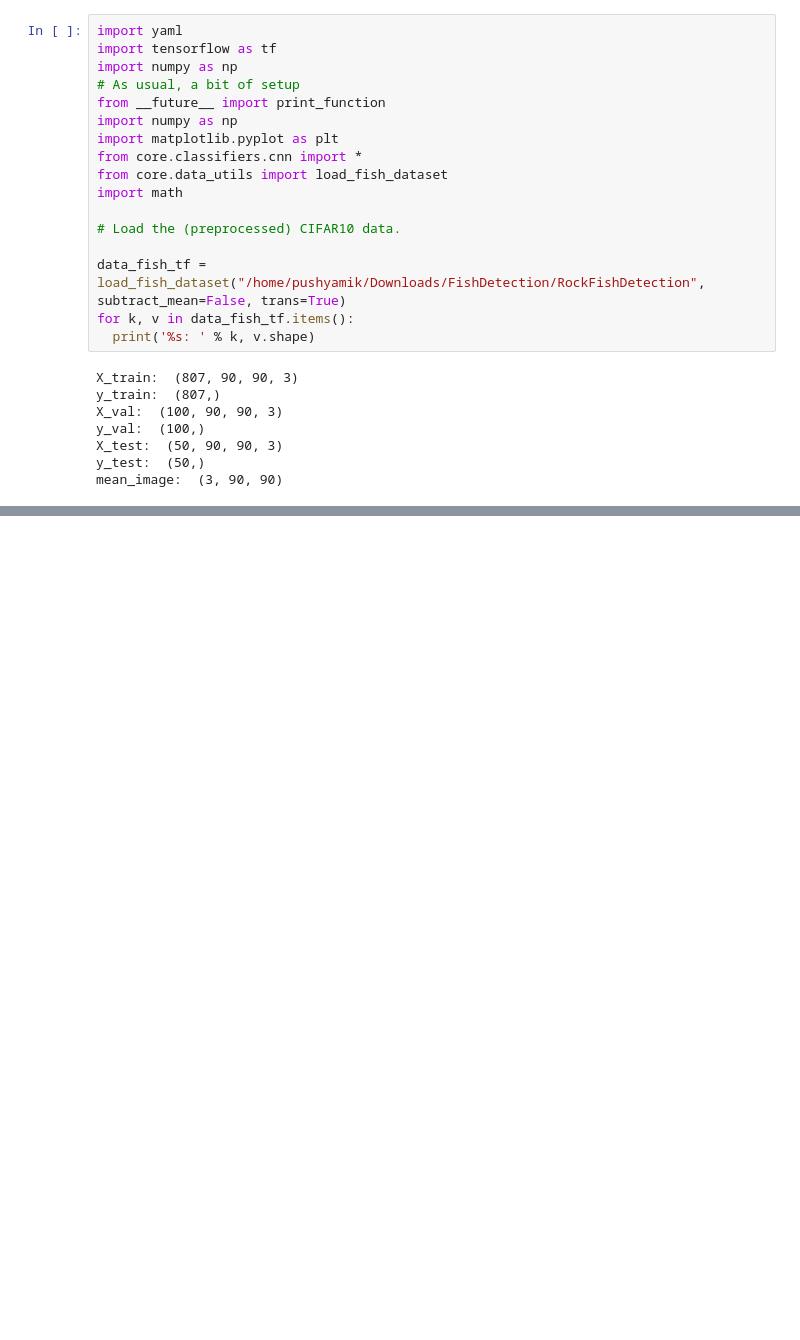
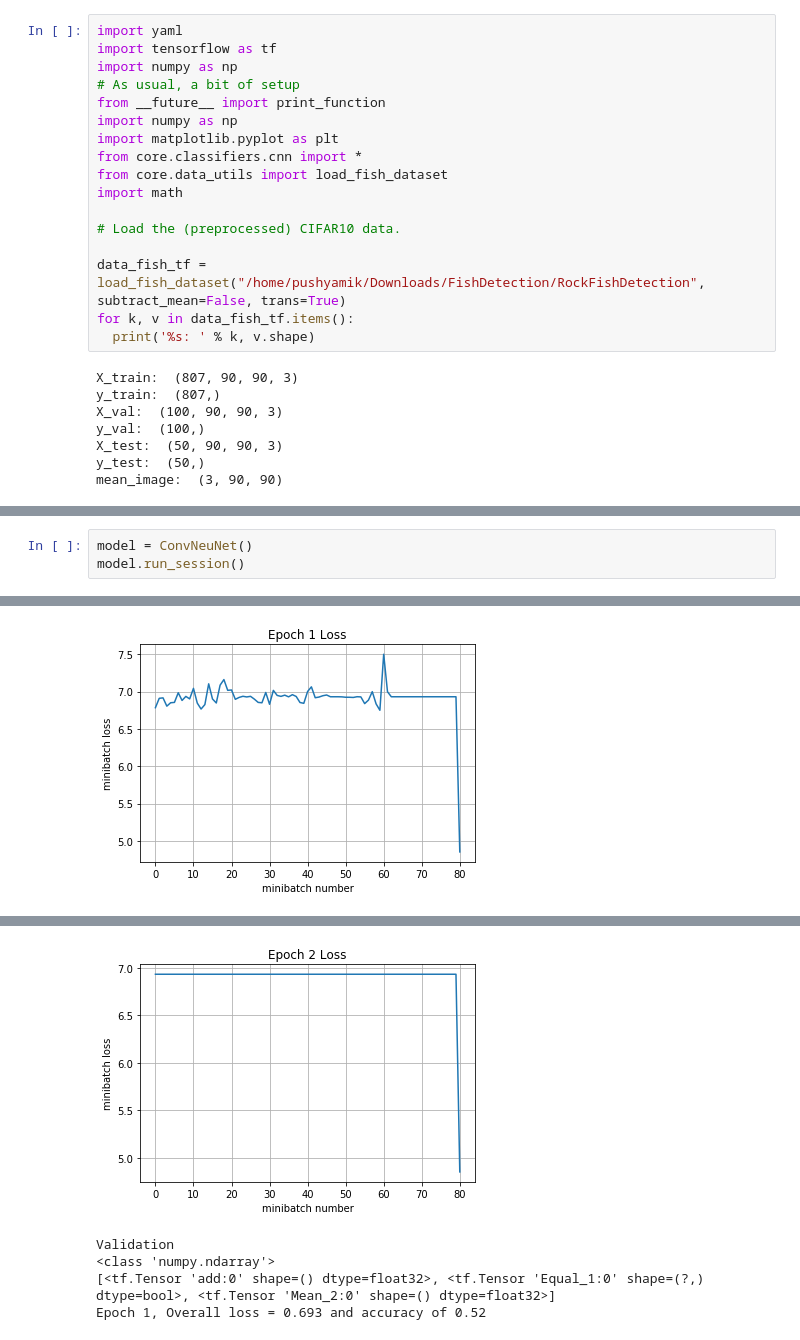
Before and after one commit to sahilghanghas/AutomatedFishDetection, a Jupyter notebook: Untitled.ipynb, the cells around one changed output, grey strips where cells are left out. Saved outputs shown, nothing was run; the diff lists cells and outputs as text; blank space fills up the shorter version.

```diff
--- a/Untitled.ipynb
+++ b/Untitled.ipynb
@@ -226,0 +238,4 @@ NameError: name 'learning_rate' is not defined
+# %%
+model = ConvNeuNet()
+model.run_session()
+# %% [output]
@@ -226,0 +258 @@ NameError: name 'learning_rate' is not defined
+[figure, added]
@@ -226,0 +268,5 @@ NameError: name 'learning_rate' is not defined
+[figure, added]
+Validation
+<class 'numpy.ndarray'>
+[<tf.Tensor 'add:0' shape=() dtype=float32>, <tf.Tensor 'Equal_1:0' shape=(?,) dtype=bool>, <tf.Tensor 'Mean_2:0' shape=() dtype=float32>]
+Epoch 1, Overall loss = 0.693 and accuracy of 0.52
```
Also changed, not shown: parts of 3 cells of this notebook, 1 other file.
